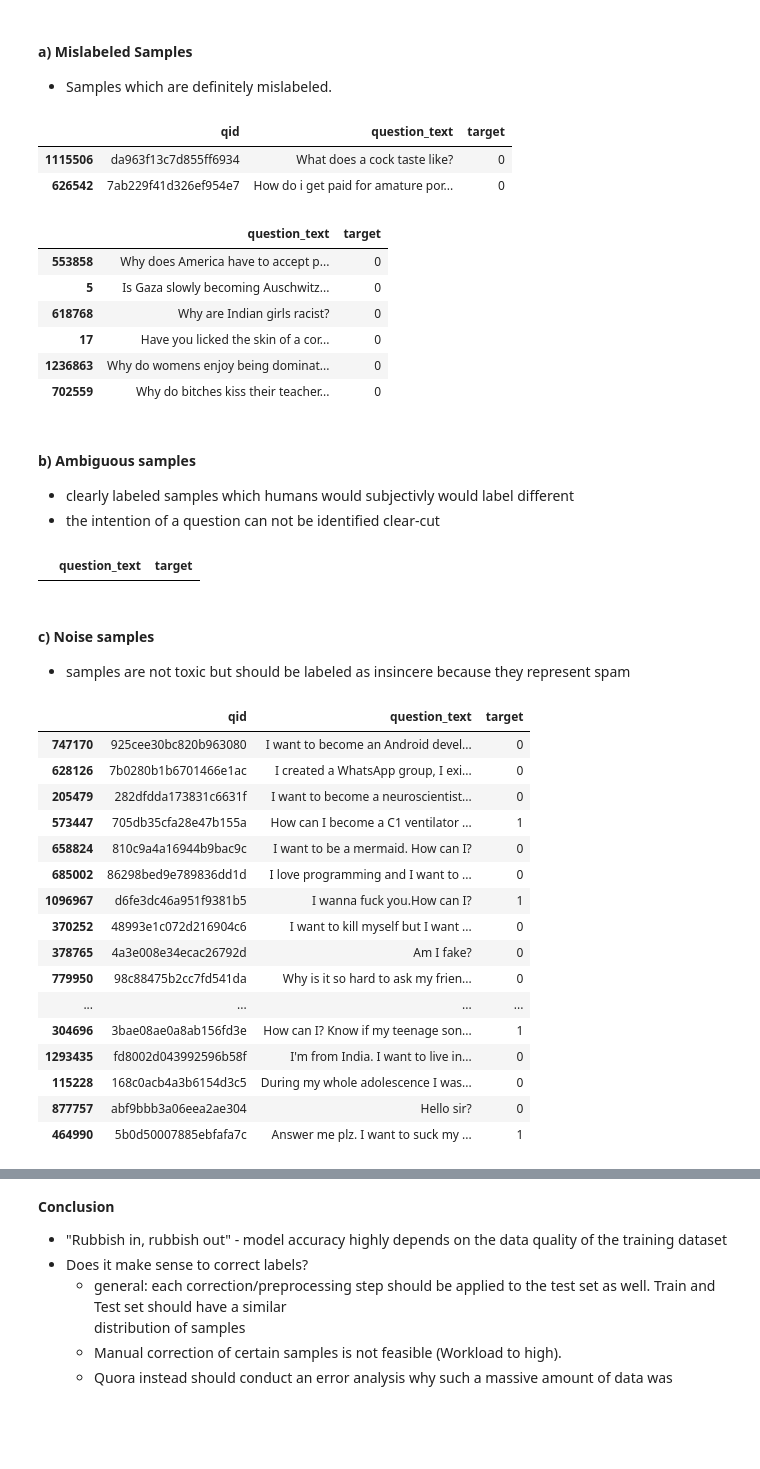
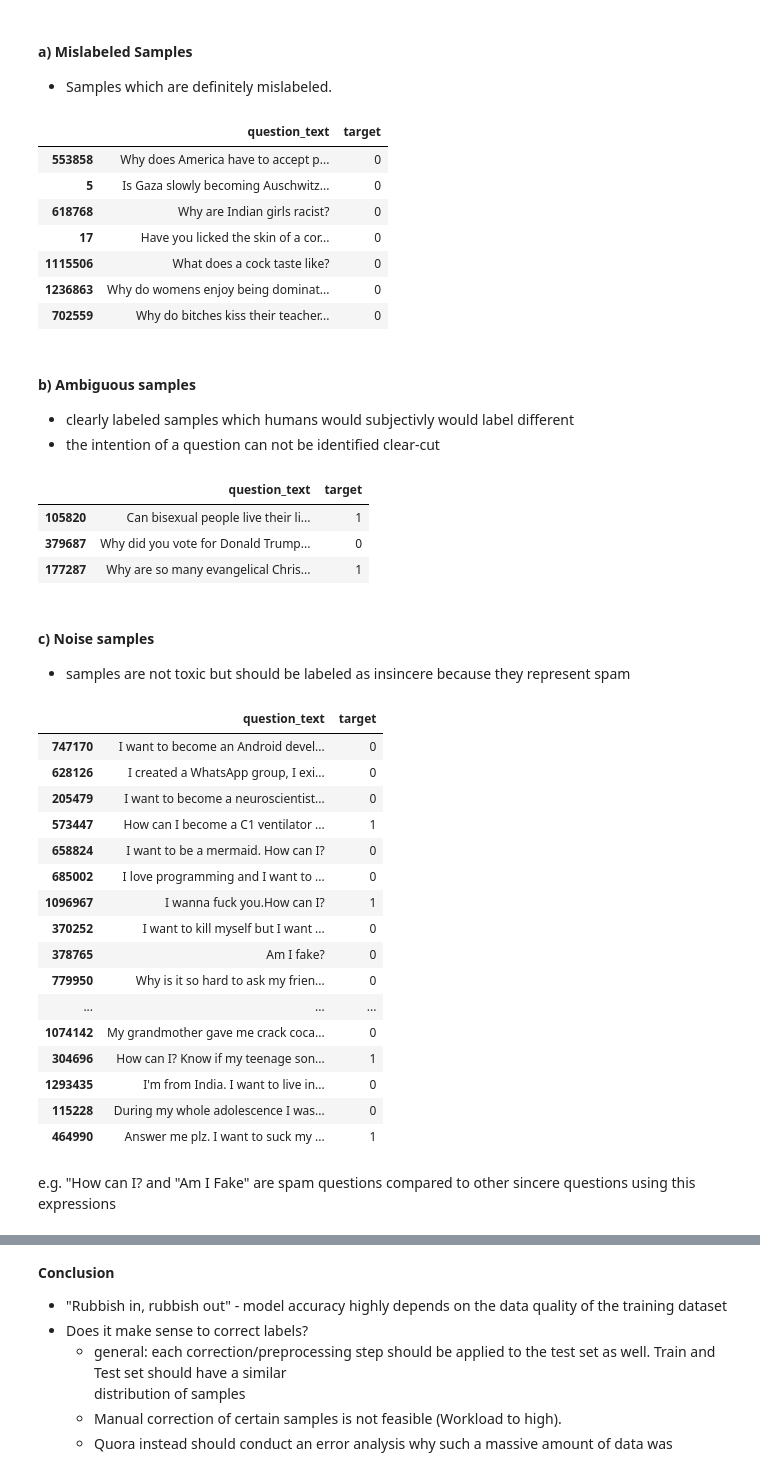
Before and after one commit to TheWoops/Natural-Language-Processing, a Jupyter notebook: Kaggle_Kernels/Praxis/DataUnderstanding.ipynb, the cells around one changed output, grey strips where cells are left out. Saved outputs shown, nothing was run; the diff lists cells and outputs as text; code cells hidden in the pictures; blank space fills up the shorter version.

```diff
--- a/Kaggle_Kernels/Praxis/DataUnderstanding.ipynb
+++ b/Kaggle_Kernels/Praxis/DataUnderstanding.ipynb
@@ -87,12 +87,6 @@ questions = df.loc[:, 'question_text']
 #### a) Mislabeled Samples
 
 * Samples which are definitely mislabeled.
-# %%
-df.iloc[[1115506, 626542],:]
-# %% [output]
-|  | qid | question_text | target |
-| 1115506 | da963f13c7d855ff6934 | What does a cock taste like? | 0 |
-| 626542 | 7ab229f41d326ef954e7 | How do i get paid for amature por... | 0 |
 # %%
 from spacy.matcher import PhraseMatcher
 toxic_matcher = PhraseMatcher(nlp.vocab)
@@ -110,6 +104,8 @@ phrase5 = nlp("Why do bitches kiss their teacher's ass?")
 toxic_matcher.add('TOXIC_PATTERN', None, phrase5)
 phrase6 = nlp("Why do womens enjoy being dominated during sex, even rough sex with ass slapping and hair pull but dislike rape?")
 toxic_matcher.add('TOXIC_PATTERN', None, phrase6)
+phrase7 = nlp("What does a cock taste like?")
+toxic_matcher.add('TOXIC_PATTERN', None, phrase7)
 
 mislabeled_samples = set()
 for index, question in enumerate(questions):
@@ -128,6 +124,7 @@ df.iloc[list(mislabeled_samples),[1,2]] # dont show column qid
 | 5 | Is Gaza slowly becoming Auschwitz... | 0 |
 | 618768 | Why are Indian girls racist? | 0 |
 | 17 | Have you licked the skin of a cor... | 0 |
+| 1115506 | What does a cock taste like? | 0 |
 | 1236863 | Why do womens enjoy being dominat... | 0 |
 | 702559 | Why do bitches kiss their teacher... | 0 |
 # %% [markdown]
@@ -155,11 +152,14 @@ for index, question in enumerate(questions):
     for match_id, start, end in matches:
         # Get the matched span
         matched_span = question[start:end]
-        mislabeled_samples.add(index)
+        ambiguous_samples.add(index)
 
 df.iloc[list(ambiguous_samples),[1,2]]
 # %% [output]
 |  | question_text | target |
+| 105820 | Can bisexual people live their li... | 1 |
+| 379687 | Why did you vote for Donald Trump... | 0 |
+| 177287 | Why are so many evangelical Chris... | 1 |
 # %% [markdown]
 #### c) Noise samples
 
@@ -167,44 +167,44 @@ df.iloc[list(ambiguous_samples),[1,2]]
 # %%
 from spacy.matcher import PhraseMatcher
 noise_matcher = PhraseMatcher(nlp.vocab)
 
 # Add the pattern to the matcher
 phrase1 = nlp("How can I?")
 noise_matcher.add('TOXIC_PATTERN', None, phrase1)
 phrase2 = nlp("Am I fake?")
 noise_matcher.add('TOXIC_PATTERN', None, phrase2)
-phrase3 = nlp("Hello sir?")
-noise_matcher.add('TOXIC_PATTERN', None, phrase3)
 
 noise_samples = set()
 for index, question in enumerate(questions):
     question = nlp.make_doc(question) # only use spacy tokenizer, improves speed
     matches = noise_matcher(question)
     # Iterate over the matches
     for match_id, start, end in matches:
         # Get the matched span
         matched_span = question[start:end]
         noise_samples.add(index)
 
-df.iloc[list(noise_samples),:]
+df.iloc[list(noise_samples),[1,2]]
 # %% [output]
-|  | qid | question_text | target |
-| 747170 | 925cee30bc820b963080 | I want to become an Android devel... | 0 |
-| 628126 | 7b0280b1b6701466e1ac | I created a WhatsApp group, I exi... | 0 |
-| 205479 | 282dfdda173831c6631f | I want to become a neuroscientist... | 0 |
-| 573447 | 705db35cfa28e47b155a | How can I become a C1 ventilator ... | 1 |
-| 658824 | 810c9a4a16944b9bac9c | I want to be a mermaid. How can I? | 0 |
-| 685002 | 86298bed9e789836dd1d | I love programming and I want to ... | 0 |
-| 1096967 | d6fe3dc46a951f9381b5 | I wanna fuck you.How can I? | 1 |
-| 370252 | 48993e1c072d216904c6 | I want to kill myself but I want ... | 0 |
-| 378765 | 4a3e008e34ecac26792d | Am I fake? | 0 |
-| 779950 | 98c88475b2cc7fd541da | Why is it so hard to ask my frien... | 0 |
-| ... | ... | ... | ... |
-| 304696 | 3bae08ae0a8ab156fd3e | How can I? Know if my teenage son... | 1 |
-| 1293435 | fd8002d043992596b58f | I'm from India. I want to live in... | 0 |
-| 115228 | 168c0acb4a3b6154d3c5 | During my whole adolescence I was... | 0 |
-| 877757 | abf9bbb3a06eea2ae304 | Hello sir? | 0 |
-| 464990 | 5b0d50007885ebfafa7c | Answer me plz. I want to suck my ... | 1 |
+|  | question_text | target |
+| 747170 | I want to become an Android devel... | 0 |
+| 628126 | I created a WhatsApp group, I exi... | 0 |
+| 205479 | I want to become a neuroscientist... | 0 |
+| 573447 | How can I become a C1 ventilator ... | 1 |
+| 658824 | I want to be a mermaid. How can I? | 0 |
+| 685002 | I love programming and I want to ... | 0 |
+| 1096967 | I wanna fuck you.How can I? | 1 |
+| 370252 | I want to kill myself but I want ... | 0 |
+| 378765 | Am I fake? | 0 |
+| 779950 | Why is it so hard to ask my frien... | 0 |
+| ... | ... | ... |
+| 1074142 | My grandmother gave me crack coca... | 0 |
+| 304696 | How can I? Know if my teenage son... | 1 |
+| 1293435 | I'm from India. I want to live in... | 0 |
+| 115228 | During my whole adolescence I was... | 0 |
+| 464990 | Answer me plz. I want to suck my ... | 1 |
+# %% [markdown]
+e.g. "How can I? and "Am I Fake" are spam questions compared to other sincere questions using this expressions
 # %% [markdown]
 #### d) Spelling mistakes samples
 
```
Also changed, not shown: parts of 7 cells of this notebook.
